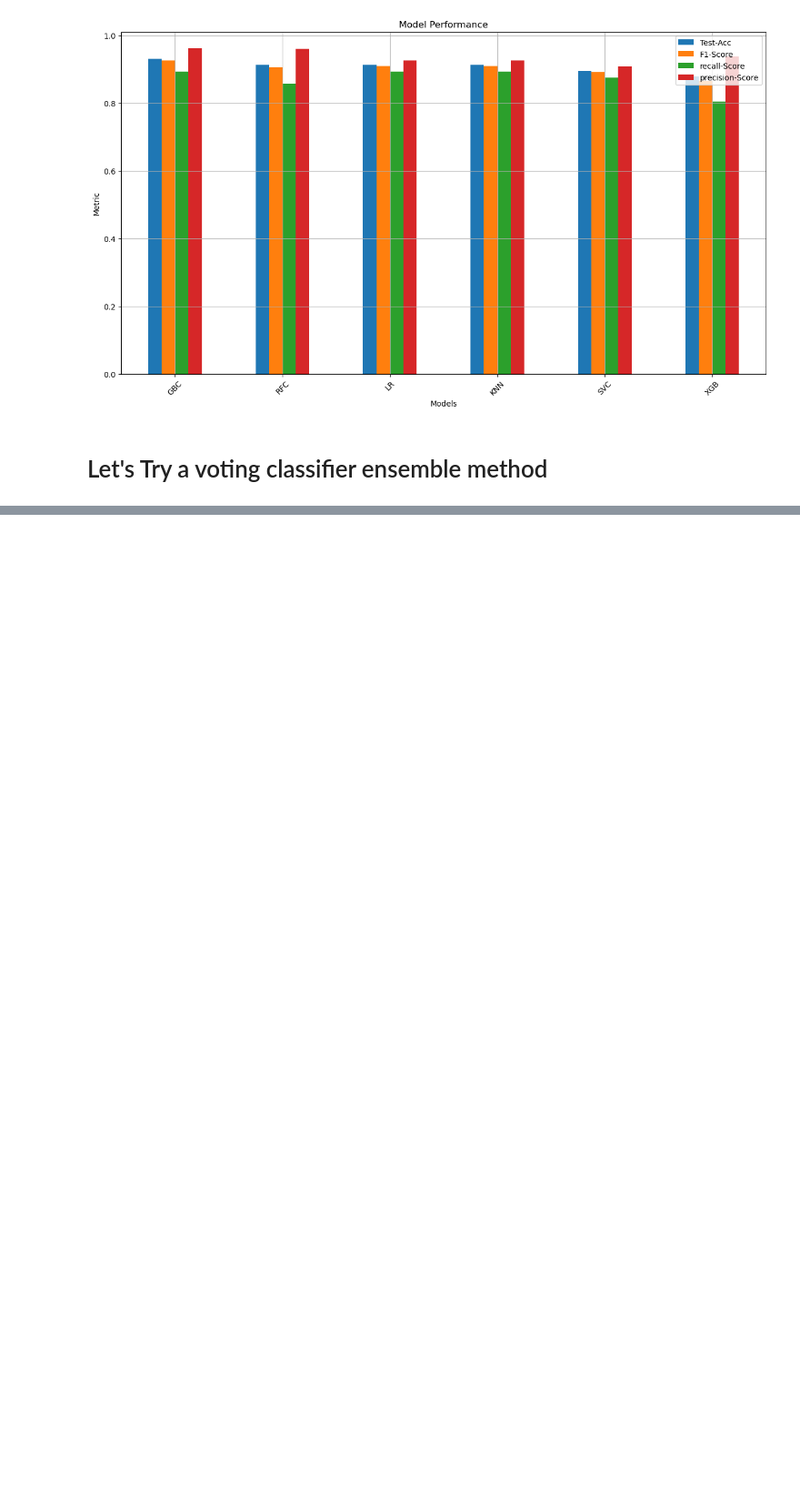
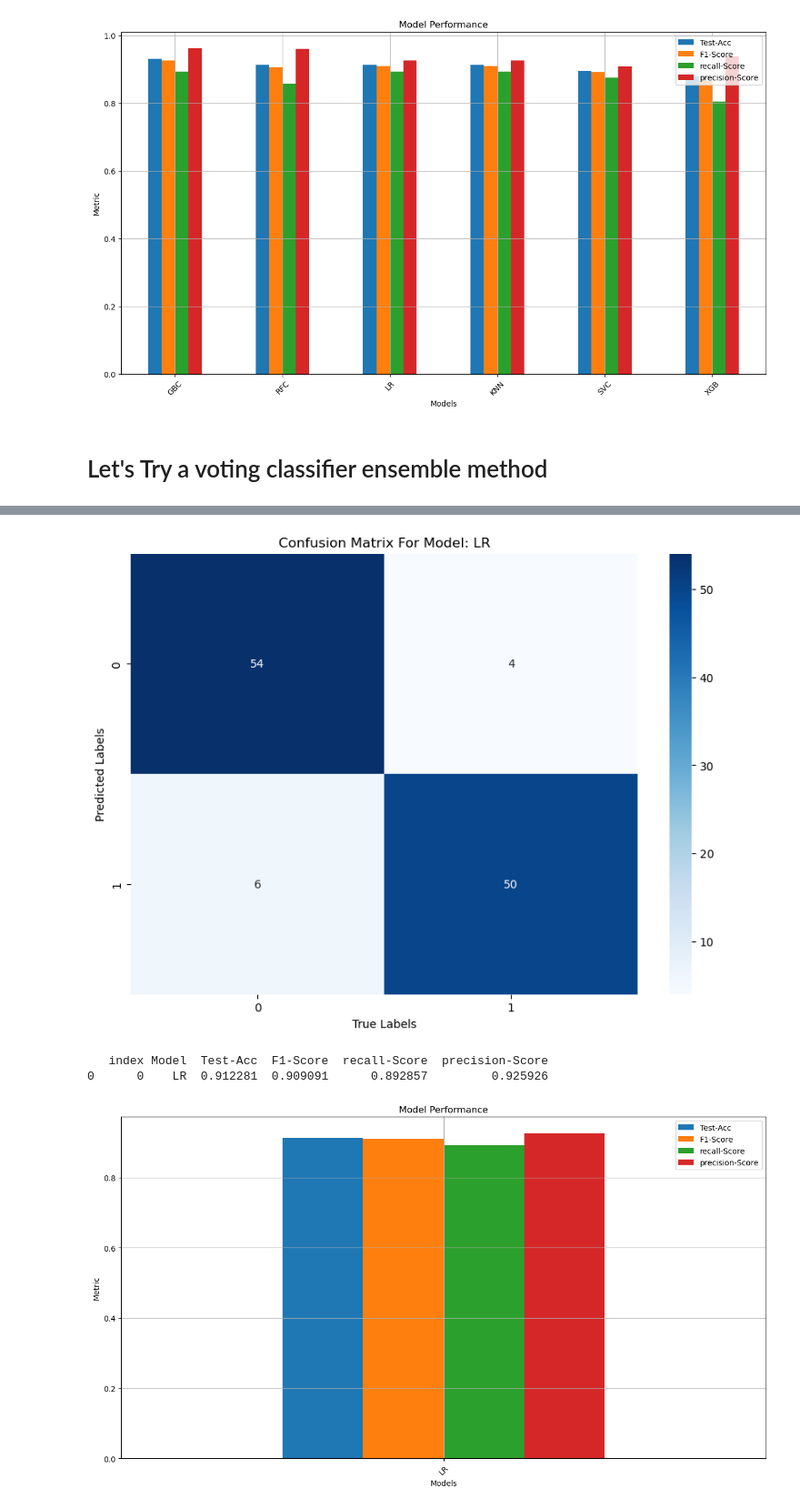
Before and after one commit to MaukanMir/Penguin-Sex-Classifier, a Jupyter notebook: training.ipynb, the cells around one changed output, grey strips where cells are left out. Shown at 91% size. Drawn from its saved outputs; the diff is of its cells as text; code cells hidden in the pictures; blank space fills up the shorter version.

```diff
--- a/training.ipynb
+++ b/training.ipynb
@@ -649,0 +660,7 @@ ValueError: could not convert string to float: 'Adelie'
+# %%
+test_final_model(preprocessor, lr, "LR", X, y_encoded)
+# %% [output]
+[figure, added]
+   index Model  Test-Acc  F1-Score  recall-Score  precision-Score
+0      0    LR  0.912281  0.909091      0.892857         0.925926
+[figure, added]
```
Also changed, not shown: parts of 4 cells of this notebook.
